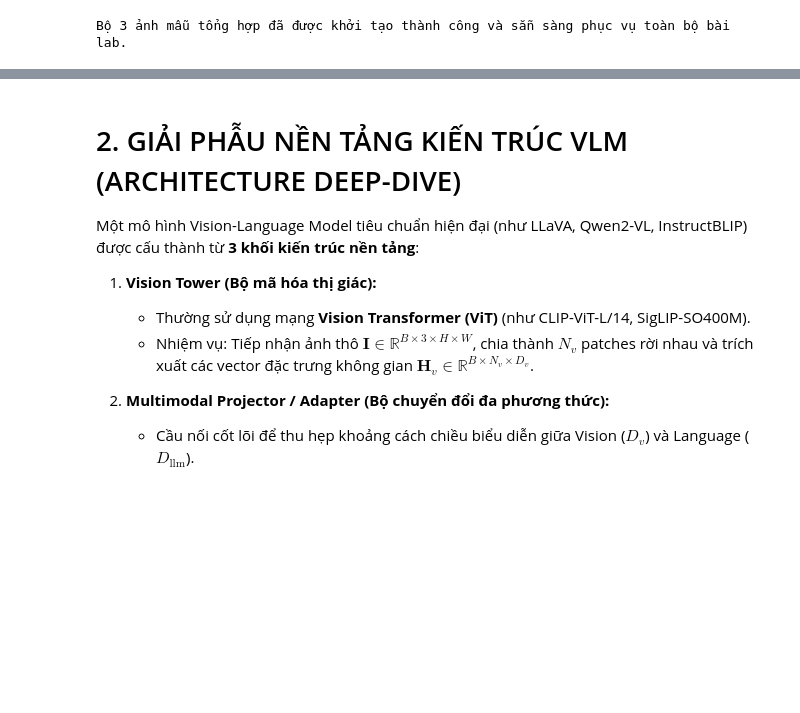
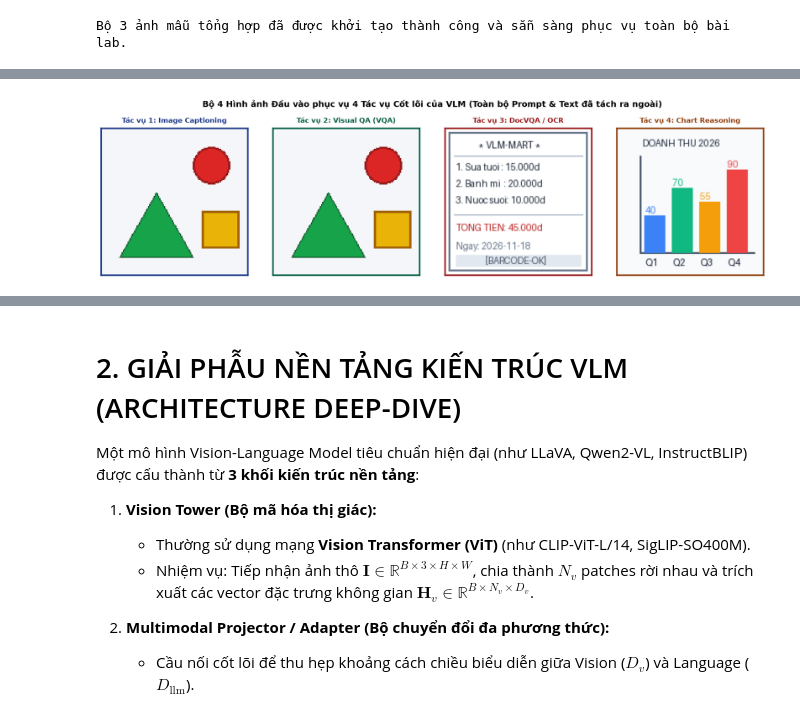
Before and after one commit to khanhlinh616/VLM_N1, a Jupyter notebook: notebook/vlm_demo.ipynb, the cells around one changed output, grey strips where cells are left out. Drawn from its saved outputs; the diff is of its cells as text; code cells hidden in the pictures; blank space fills up the shorter version.

Commit message:
Update documentation, embed images, add tests, clean rule files

```diff
--- a/notebook/vlm_demo.ipynb
+++ b/notebook/vlm_demo.ipynb
@@ -308,0 +276,97 @@ Hoàn tất minh họa 4 tác vụ cốt lõi của VLM trên các định dạn
+# %%
+# 1. Trực quan hóa 4 Ảnh Mẫu đại diện (Chỉ hiển thị hình ảnh thuần túy, KHÔNG nhồi text vào canvas để chống lỗi chữ)
+fig, axes = plt.subplots(1, 4, figsize=(14, 3.6))
+
+images_list = [
+    (geom_img, "Tác vụ 1: Image Captioning", "#1e3a8a"),
+    (geom_img, "Tác vụ 2: Visual QA (VQA)", "#065f46"),
+    (receipt_img, "Tác vụ 3: DocVQA / OCR", "#991b1b"),
+    (chart_img, "Tác vụ 4: Chart Reasoning", "#92400e")
+]
+
+for ax, (img_obj, title, col) in zip(axes, images_list):
+    ax.imshow(img_obj)
+    ax.set_title(title, fontsize=10, fontweight='bold', color=col, pad=8)
+    for spine in ax.spines.values():
+        spine.set_edgecolor(col)
+        spine.set_linewidth(2.2)
+    ax.set_xticks([])
+    ax.set_yticks([])
+
+plt.suptitle("Bộ 4 Hình ảnh Đầu vào phục vụ 4 Tác vụ Cốt lõi của VLM (Toàn bộ Prompt & Text đã tách ra ngoài)",
+             fontsize=12, fontweight='bold', y=1.02)
+plt.tight_layout()
+plt.show()
+
+# 2. Hiển thị 4 Tác vụ thành 4 mục độc lập (Prompt & Phản hồi VLM ở dạng Text chuẩn)
+tasks_data = [
+    {
+        "stt": "TÁC VỤ 1",
+        "name": "Image Captioning (Mô tả nội dung tự do)",
+        "color": "#1e3a8a",
+        "border": "#3b82f6",
+        "img_ref": "Ảnh Hình học (geom_img)",
+        "prompt": "Mô tả tổng quan bố cục và các vật thể trong bức ảnh.",
+        "response": "Ảnh gồm hình tròn đỏ ở góc trên phải, tam giác xanh lá ở góc dưới trái và chữ nhật vàng ở góc dưới phải trên nền xám nhạt.",
+        "note": "Mô hình nhận diện chính xác toàn bộ 3 thực thể cùng vị trí không gian tương đối mà không cần câu hỏi mồi."
+    },
+    {
+        "stt": "TÁC VỤ 2",
+        "name": "Visual Question Answering (Hỏi đáp VQA)",
+        "color": "#065f46",
+        "border": "#10b981",
+        "img_ref": "Ảnh Hình học (geom_img)",
+        "prompt": "Hình tam giác có màu gì và nằm ở phía nào?",
+        "response": "Hình tam giác có màu xanh lá cây và nằm ở góc dưới bên trái của ảnh.",
+        "note": "Mô hình liên kết từ khóa 'tam giác' với vùng pixel xanh lá qua cơ chế Cross-Modal Attention."
+    },
+    {
+        "stt": "TÁC VỤ 3",
+        "name": "OCR & Document Understanding (Đọc hiểu tài liệu & Hóa đơn)",
+        "color": "#991b1b",
+        "border": "#ef4444",
+        "img_ref": "Ảnh Hóa đơn Siêu thị (receipt_img)",
+        "prompt": "Tổng số tiền cần thanh toán trong hóa đơn là bao nhiêu?",
+        "response": "TONG TIEN: 45.000d (Đã trích xuất chính xác từ dòng tổng kết mà không cần bộ OCR phụ).",
+        "note": "VLM đọc trực tiếp ký tự số và định vị trường thông tin tổng tiền mà không phụ thuộc module OCR rời rạc."
+    },
+    {
+        "stt": "TÁC VỤ 4",
+        "name": "Visual Grounding & Chart Reasoning (Suy luận Biểu đồ)",
+        "color": "#92400e",
+        "border": "#f59e0b",
+        "img_ref": "Ảnh Biểu đồ Doanh thu (chart_img)",
+        "prompt": "Quý nào có doanh thu cao nhất và giá trị đạt được là bao nhiêu?",
+        "response": "Quý 4 (Q4) có cột cao nhất với giá trị doanh thu đạt 90 triệu đồng.",
+        "note": "Mô hình đối sánh chiều cao cột đỏ Q4 với thang đo giá trị, kết hợp nhìn và suy luận số học chuẩn xác."
+    }
+]
+
+html_cards = "<div style='display: flex; flex-direction: column; gap: 14px; margin-top: 10px; font-family: sans-serif;'>"
+for t in tasks_data:
+    html_cards += f"""
+    <div style='border: 1.5px solid {t['border']}; border-left: 6px solid {t['color']}; border-radius: 8px; background-color: #f8fafc; padding: 14px 18px;'>
+        <div style='display: flex; justify-content: space-between; align-items: center; margin-bottom: 8px;'>
+            <span style='font-size: 13.5px; font-weight: bold; color: {t['color']};'>{t['stt']}: {t['name']}</span>
+            <span style='font-size: 11px; background: #e2e8f0; color: #334155; padding: 2px 8px; border-radius: 10px;'>Ảnh: {t['img_ref']}</span>
+        </div>
+        <div style='margin-bottom: 6px;'>
+            <strong style='color: #1e293b; font-size: 12.5px;'> Prompt câu hỏi:</strong>
+            <span style='color: #0f172a; font-size: 12.5px; margin-left: 6px;'>"{t['prompt']}"</span>
+        </div>
+        <div style='margin-bottom: 6px;'>
+            <strong style='color: {t['color']}; font-size: 12.5px;'> Phản hồi của VLM:</strong>
+            <span style='color: #0369a1; font-size: 12.5px; font-style: italic; margin-left: 6px;'>"{t['response']}"</span>
+        </div>
+        <div style='font-size: 11.5px; color: #64748b; margin-top: 4px; padding-top: 4px; border-top: 1px dashed #cbd5e1;'>
+            <strong> Phân tích kỹ thuật:</strong> {t['note']}
+        </div>
+    </div>
+    """
+html_cards += "</div>"
+
+from IPython.display import HTML, display
+display(HTML(html_cards))
+print(" Đã tách rời hoàn toàn hình ảnh và text: Không còn tình trạng dính/lỗi chữ trong canvas.")
+# %% [output]
+[figure, added]
```
Also changed, not shown: parts of 3 cells of this notebook, 30 other files.
